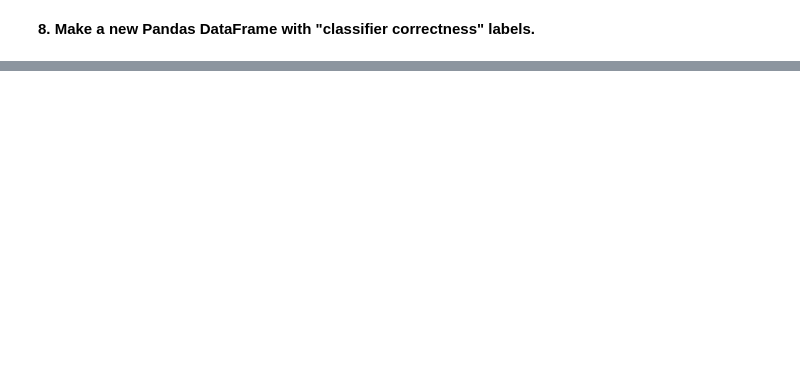
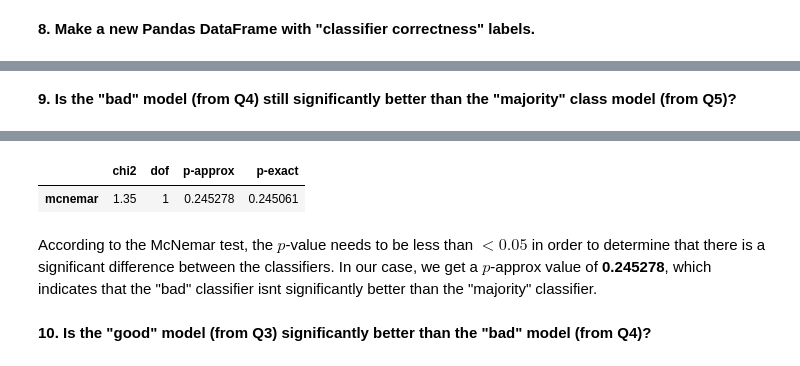
Before and after one commit to JoelScarinius/ML_modeling, a Jupyter notebook: linear_regression_nb.ipynb, the cells around one changed output, grey strips where cells are left out. Cells and saved outputs as stored; diff of their text form; code cells hidden in the pictures; blank space fills up the shorter version.

```diff
--- a/linear_regression_nb.ipynb
+++ b/linear_regression_nb.ipynb
@@ -573,0 +628,6 @@ pearson  389844  0.030664  [0.03, 0.03]  9.572649e-82  8.707e+76    1.0]
+# %% [markdown]
+**9. Is the "bad" model (from Q4) still significantly better than the "majority" class model (from Q5)?**
+# %%
+observed, stats = pg.chi2_mcnemar(classifier_correctness, "bad", "majority")
+stats
+# %% [output]
@@ -573,0 +635,7 @@ pearson  389844  0.030664  [0.03, 0.03]  9.572649e-82  8.707e+76    1.0]
+|  | chi2 | dof | p-approx | p-exact |
+| mcnemar | 1.35 | 1 | 0.245278 | 0.245061 |
+# %% [markdown]
+According to the McNemar test, the $p$-value needs to be less than $< 0.05$ in order to determine that there is a significant difference between the classifiers.
+In our case, we get a $p$-approx value of **0.245278**, which indicates that the "bad" classifier isnt significantly better than the "majority" classifier.
+# %% [markdown]
+**10. Is the "good" model (from Q3) significantly better than the "bad" model (from Q4)?**
```
Also changed, not shown: parts of 20 cells of this notebook.
